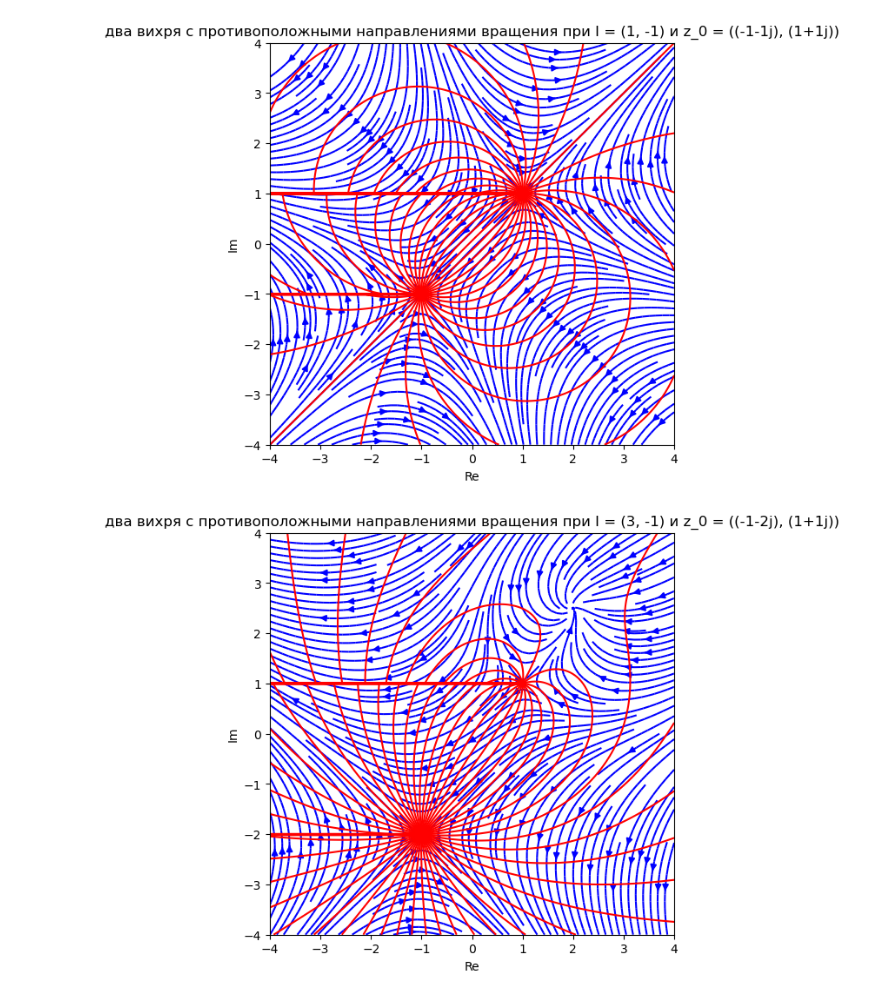
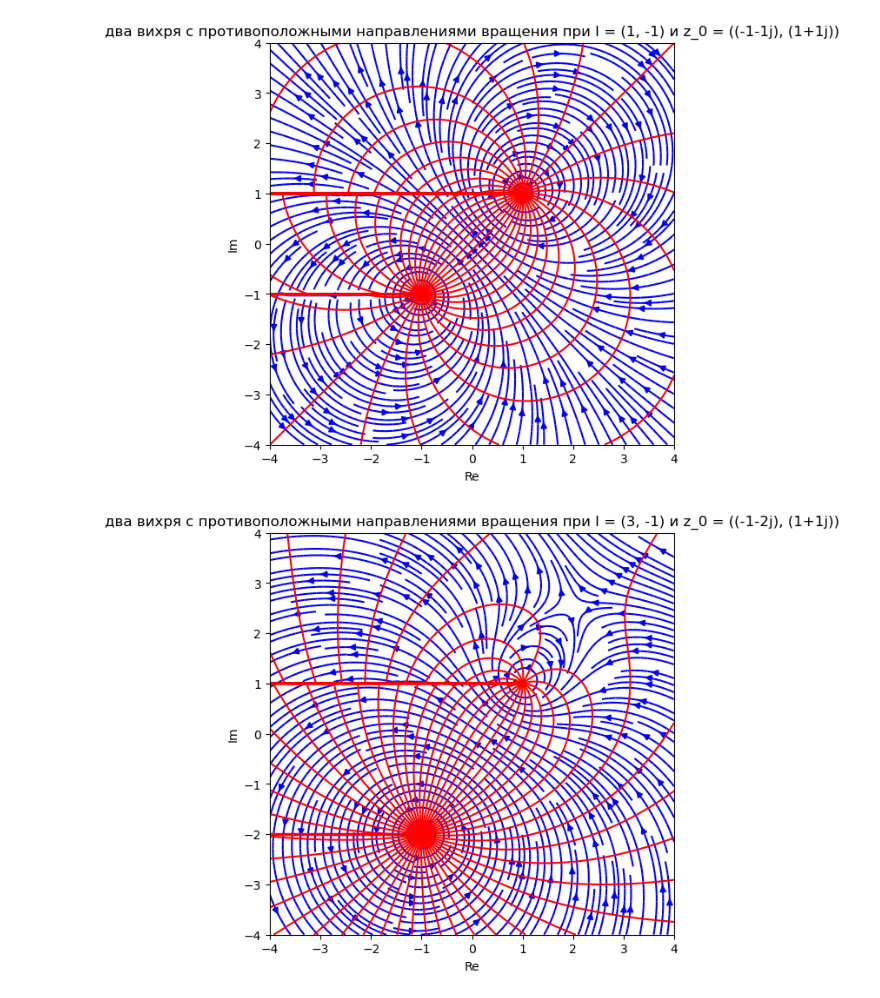
Before and after one commit to error404124/complex_analysis, a Jupyter notebook: Py3.ipynb, the cells around one changed output. Saved outputs shown, nothing was run; the diff lists cells and outputs as text; code cells hidden in the pictures.

```diff
--- a/Py3.ipynb
+++ b/Py3.ipynb
@@ -14,6 +14,6 @@ def W_V_sink(z, I, z_0):
 # %%
 def W_V_vortex(z, I, z_0):
     W = I  * np.log(z - z_0) / (2 * np.pi * 1j)
-    V = I / (2 * np.pi * (z - z_0) * 1j)
-    return W, V
+    u, v = np.gradient(W)
+    return W, u, v
 # %%
@@ -37,19 +37,19 @@ def picture_1(z_0_1, I_1, z_0_2, I_2, Z):
     plt.ylabel('Im')
     plt.show()
 # %%
-def picture_2(z_0_1, I_1, z_0_2, I_2, Z):
-    W_vortex_1, V_vortex_1 = W_V_vortex(Z, I_1, z_0_1)
-    W_vortex_2, V_vortex_2 = W_V_vortex(Z, I_2, z_0_2)
+def picture_2(z_0_1, I_1, z_0_2, I_2, Z, X, Y):
+    W_vortex_1, U_vortex_1, V_vortex_1 = W_V_vortex(Z, I_1, z_0_1)
+    W_vortex_2, U_vortex_2 ,V_vortex_2 = W_V_vortex(Z, I_2, z_0_2)
 
     W_total = W_vortex_1 + W_vortex_2
+    U_total = U_vortex_1 + U_vortex_2
     V_total = V_vortex_1 + V_vortex_2
 
-    stream_function = np.imag(W_total)
     velocity_potential = np.real(W_total)
 
     plt.figure(figsize=(6, 6))
 
-    plt.streamplot(X, Y, np.real(V_total), np.imag(V_total), color='blue', density=2)
+    plt.streamplot(X, Y, np.real(V_total), np.real(U_total), color='blue', density=2)
     contour = plt.contour(X, Y, velocity_potential, levels=50, colors='red', linestyles='solid')
 
     plt.title(f'два вихря с противоположными направлениями вращения при I = {I_1, I_2} и z_0 = {z_0_1, z_0_2}')
@@ -93,7 +94,7 @@ picture_1(complex(-1, -1), 1, complex(0, 0), 3, Z)
 # %%
-picture_2(complex(-1, -1), 1, complex(1, 1), -1, Z)
-picture_2(complex(-1, -2), 3, complex(1, 1), -1, Z)
-picture_2(complex(-1, -1), 1, complex(1, 2), -10, Z)
+picture_2(complex(-1, -1), 1, complex(1, 1), -1, Z, X, Y)
+picture_2(complex(-1, -2), 3, complex(1, 1), -1, Z, X, Y)
+picture_2(complex(-1, -1), 1, complex(1, 2), -10, Z, X, Y)
 # %% [output]
-[figure, old version]
+[figure, new version]
-[figure, old version]
+[figure, new version]
```
Also changed, not shown: parts of 8 cells of this notebook.
